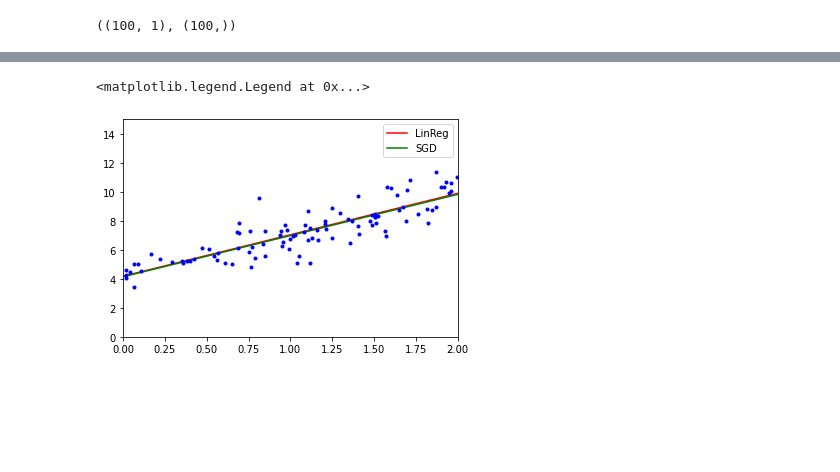
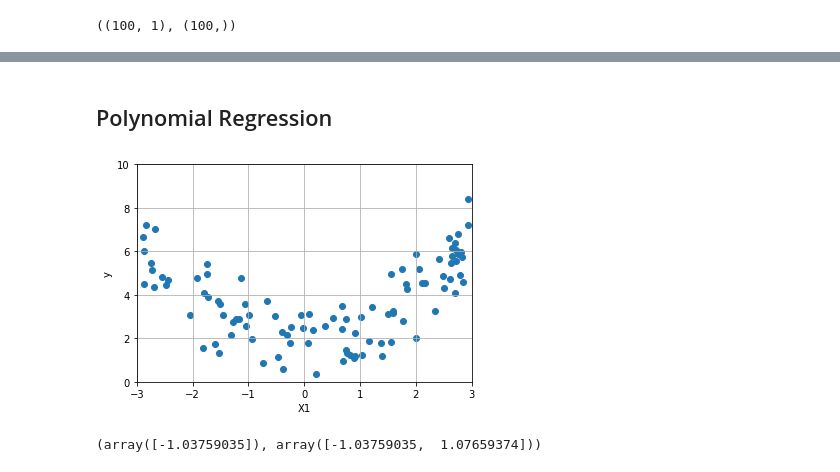
Before and after one commit to alextanhongpin/hands-on-machine-learning-with-scikit-learn, a Jupyter notebook: 04_training-models.ipynb, the cells around one changed output, grey strips where cells are left out. Saved outputs shown, nothing was run; the diff lists cells and outputs as text; code cells hidden in the pictures; blank space fills up the shorter version.

Commit message:
chore: update exercise, add chapter 4 polynomial

```diff
--- a/04_training-models.ipynb
+++ b/04_training-models.ipynb
@@ -70,9 +70,22 @@ sgd_reg.intercept_, sgd_reg.coef_
-# %%
-plt.plot(X_new, y_predict, "r-", label='LinReg')
-plt.plot(X_new, sgd_reg.predict(X_new), "g-", label='SGD')
-plt.plot(X, y, "b.")
-plt.axis([0, 2, 0, 15])
-plt.legend()
-# %% [output]
-<matplotlib.legend.Legend at 0x...>
-[figure, removed]
+# %% [markdown]
+## Polynomial Regression
+# %%
+m = 100
+X = 6 * np.random.rand(m, 1) - 3
+y = 0.5 * X ** 2 + 2 + np.random.randn(m, 1)
+# %%
+plt.scatter(X, y)
+plt.xlabel("X1")
+plt.ylabel("y")
+plt.axis([-3, 3, 0, 10])
+plt.grid()
+# %% [output]
+[figure, added]
+# %%
+from sklearn.preprocessing import PolynomialFeatures
+
+poly_features = PolynomialFeatures(degree=2, include_bias=False)
+X_poly = poly_features.fit_transform(X)
+X[0], X_poly[0]
+# %% [output]
+(array([-1.03759035]), array([-1.03759035,  1.07659374]))
```
Also changed, not shown: parts of 13 cells of this notebook, 2 other files.
